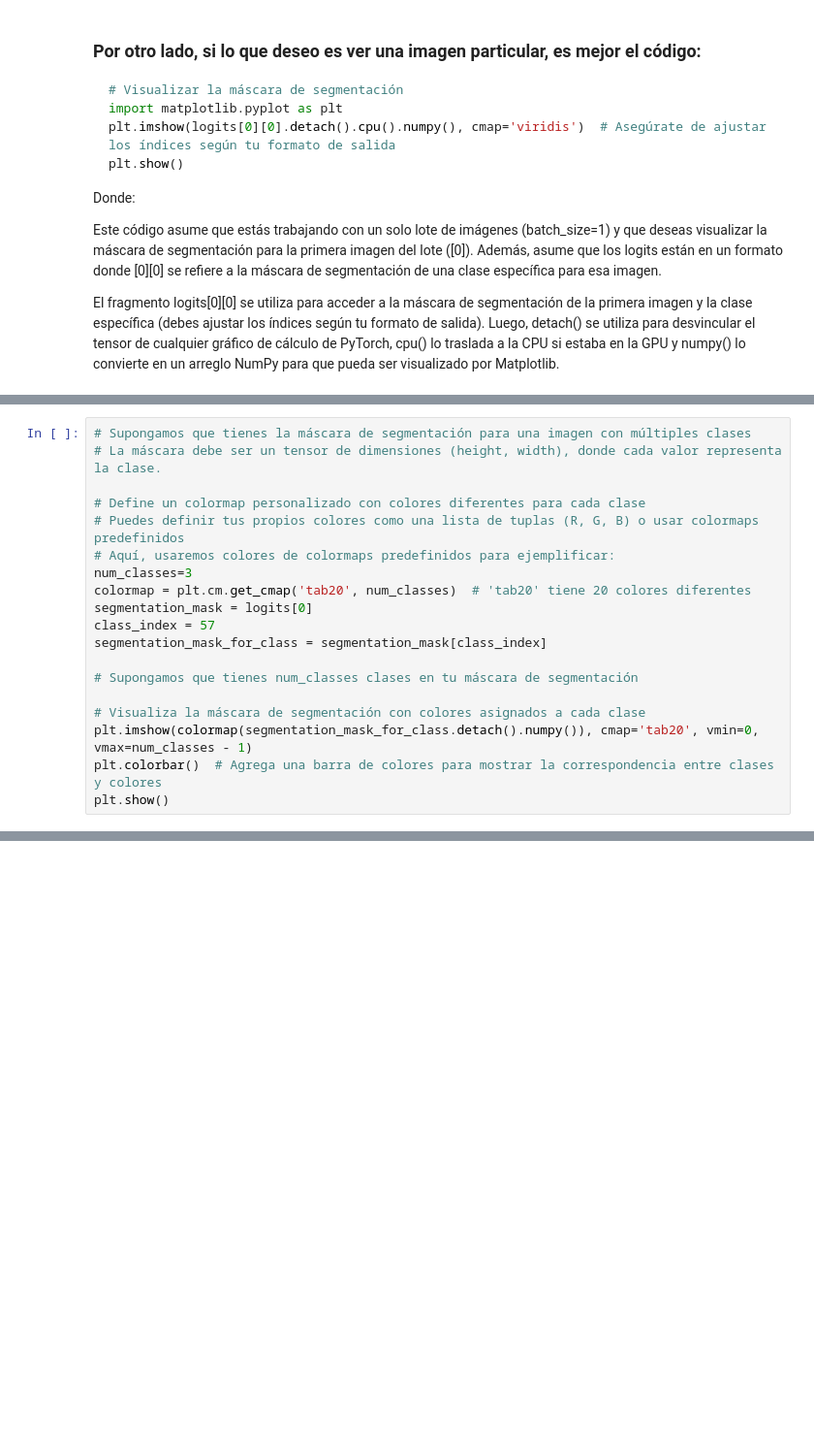
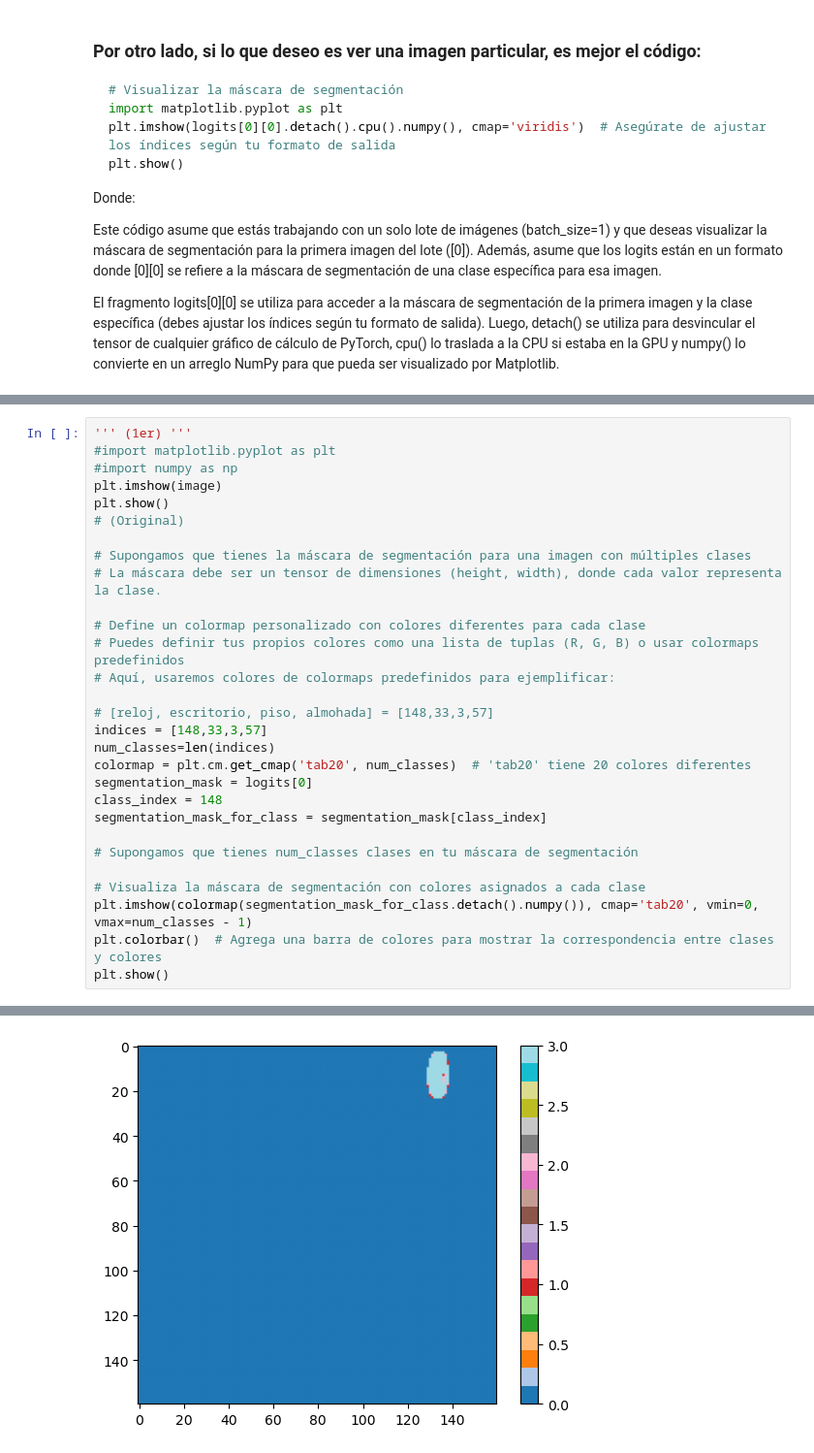
Before and after one commit to ValentyRT/Ingenier-a-de-Prompt-ECI, a Jupyter notebook: Prompt - Segmentador MS.ipynb, the cells around one changed output, grey strips where cells are left out. Shown at 97% size. Drawn from its saved outputs; the diff is of its cells as text; blank space fills up the shorter version.

```diff
--- a/Prompt - Segmentador MS.ipynb
+++ b/Prompt - Segmentador MS.ipynb
@@ -161,14 +167,24 @@ plt.show()
 # %%
+''' (1er) '''
+#import matplotlib.pyplot as plt
+#import numpy as np
+plt.imshow(image)
+plt.show()
+# (Original)
+
 # Supongamos que tienes la máscara de segmentación para una imagen con múltiples clases
 # La máscara debe ser un tensor de dimensiones (height, width), donde cada valor representa la clase.
 
 # Define un colormap personalizado con colores diferentes para cada clase
 # Puedes definir tus propios colores como una lista de tuplas (R, G, B) o usar colormaps predefinidos
 # Aquí, usaremos colores de colormaps predefinidos para ejemplificar:
-num_classes=3
+
+# [reloj, escritorio, piso, almohada] = [148,33,3,57]
+indices = [148,33,3,57]
+num_classes=len(indices)
 colormap = plt.cm.get_cmap('tab20', num_classes)  # 'tab20' tiene 20 colores diferentes
 segmentation_mask = logits[0]
-class_index = 57
+class_index = 148
 segmentation_mask_for_class = segmentation_mask[class_index]
 
 # Supongamos que tienes num_classes clases en tu máscara de segmentación
@@ -181,0 +198 @@ plt.show()
+[figure, added]
```
Also changed, not shown: parts of 19 cells of this notebook, 2 other files.
